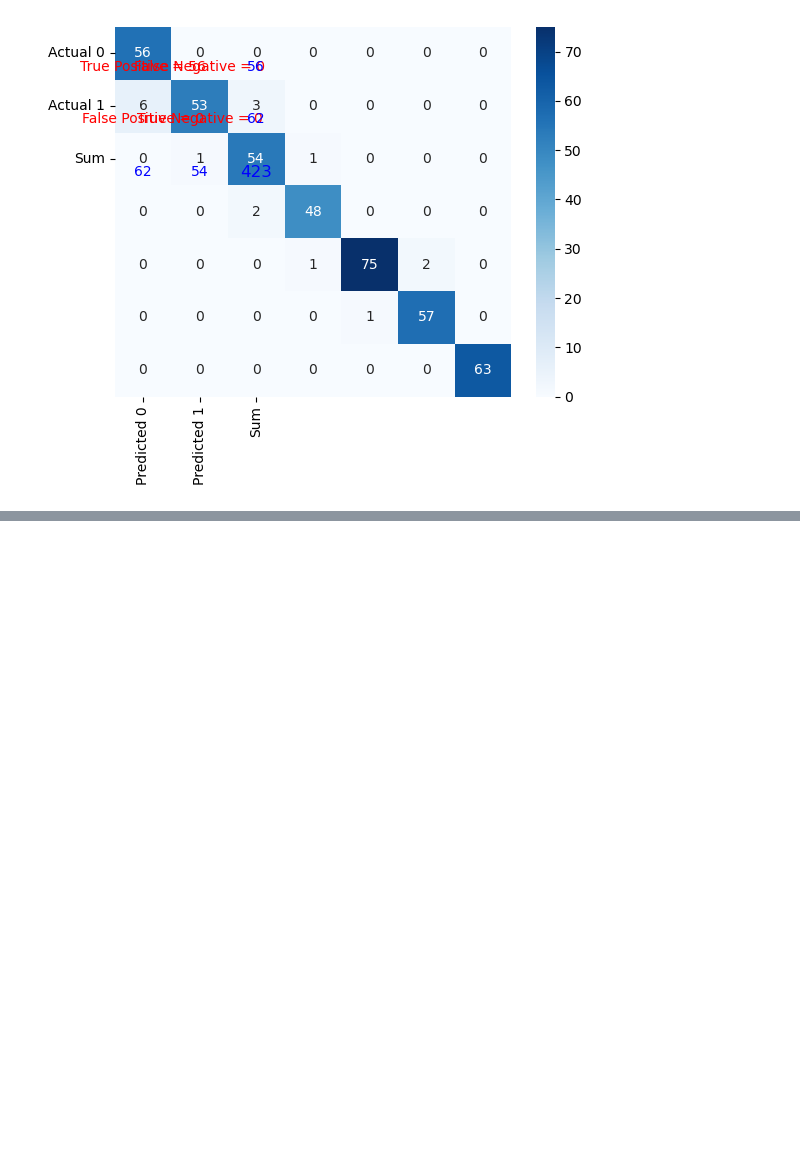
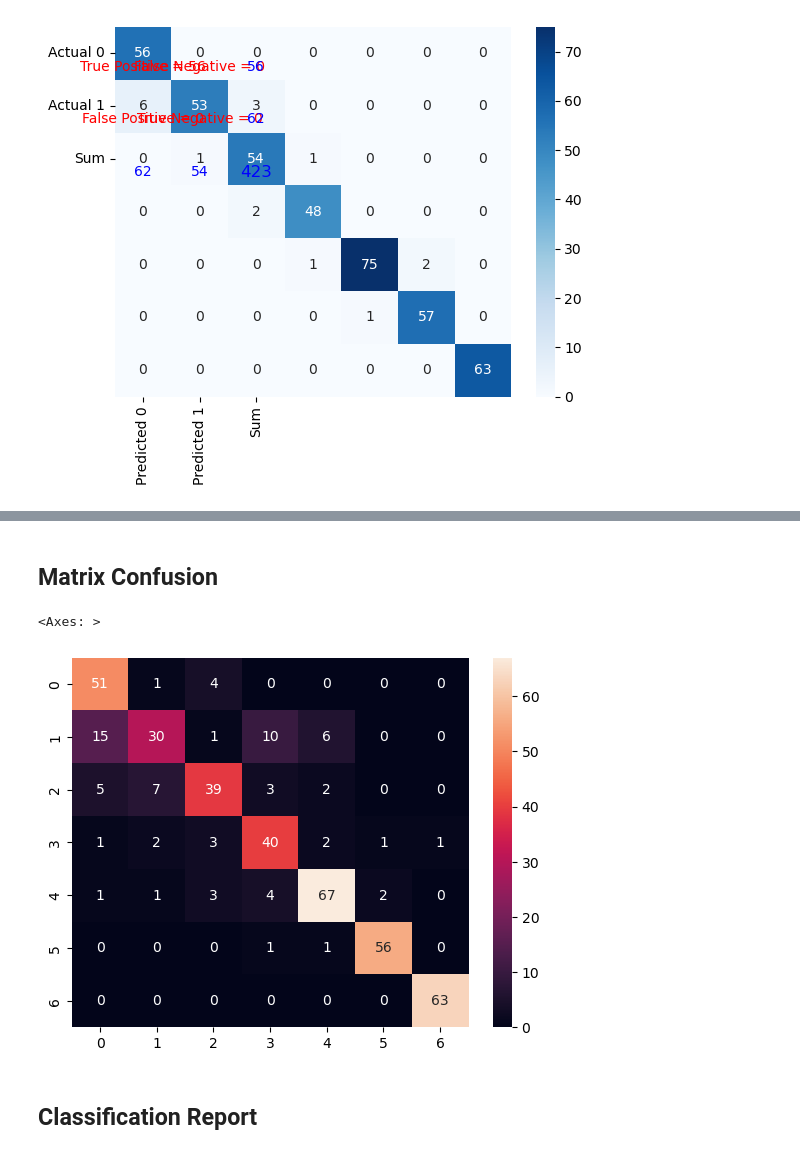
Before and after one commit to 2026362-Silvia/Machine-Learning, a Jupyter notebook: SilviaSolanoMarchini_1st_assessment_ML.ipynb, the cells around one changed output, grey strips where cells are left out. Drawn from its saved outputs; the diff is of its cells as text; code cells hidden in the pictures; blank space fills up the shorter version.

```diff
--- a/SilviaSolanoMarchini_1st_assessment_ML.ipynb
+++ b/SilviaSolanoMarchini_1st_assessment_ML.ipynb
@@ -162,6 +168,9 @@ Length: 7, dtype: str
 # %%
 # Clean target just in case there are missing values
 df['NObeyesdad'] = df['NObeyesdad'].astype(str).str.strip()
+
+# LabelEncoder
+le = LabelEncoder() df["NObeyesdad"] = le.fit_transform(df["NObeyesdad"])
 
 # Target with 7 levels
 target_map = {'Insufficient_Weight': 0, 'Normal_Weight': 1, 'Overweight_Level_I': 2, 'Overweight_Level_II': 3, 'Obesity_Type_I': 4,
@@ -170,13 +179,19 @@ target_map = {'Insufficient_Weight': 0, 'Normal_Weight': 1, 'Overweight_Level_I'
 df['NObeyesdad'] = df['NObeyesdad'].replace(target_map)
 
 # Binary map
+bynari_map = {'no': 0, 'yes': 1}
 df['Gender'] = df['Gender'].replace({'Female': 0, 'Male': 1})
-df['family_history_with_overweight'] = df['family_history_with_overweight'].replace({'no': 0, 'yes': 1})
-df['FAVC'] = df['FAVC'].replace({'no': 0, 'yes': 1})
-df['CAEC'] = df['CAEC'].replace({'no': 0, 'Sometimes': 1, 'Frequently': 2, 'Always': 3})
-df['SMOKE'] = df['SMOKE'].replace({'no': 0, 'yes': 1})
-df['SCC'] = df['SCC'].replace({'no': 0, 'yes': 1})
-df['CALC'] = df['CALC'].replace({'no': 0, 'Sometimes': 1, 'Frequently': 2, 'Always': 3})
+df['family_history_with_overweight'] = df['family_history_with_overweight'].replace(bynari_map)
+df['FAVC'] = df['FAVC'].replace(bynari_map)
+df['SMOKE'] = df['SMOKE'].replace(bynari_map)
+df['SCC'] = df['SCC'].replace(bynari_map)
+
+#Categorical map
+ordinal_map = {'no': 0, 'Sometimes': 1, 'Frequently': 2, 'Always': 3 }
+df['CAEC'] = df['CAEC'].replace(ordinal_map)
+df['CALC'] = df['CALC'].replace(ordinal_map)
+
+#Onehot Encoding nominal
 df['MTRANS'] = df['MTRANS'].replace({'Public_Transportation': 0, 'Walking': 1, 'Automobile': 2, 'Motorbike': 3, 'Bike': 4})
 # %%
 #Continuous columns
@@ -489,0 +555,9 @@ plt.show()
+# %%
+# Create KNN Classifier
+kNN = KNeighborsClassifier(n_neighbors = 3)
+
+# Train the model using the training sets
+kNN.fit(X_train, y_train)
+
+# Predict the response for test dataset
+y_pred = kNN.predict(X_test)
@@ -489,0 +569,16 @@ plt.show()
+# %% [markdown]
+## Matrix Confusion
+# %%
+# Call a method predict by using an object classifier 'cls_svm'
+y_predict = kNN.predict(X_test)
+
+# Calculate cm by calling a method named as 'confusion_matrix'
+cm = confusion_matrix(y_test, y_predict)
+
+# Call a method heatmap() to plot confusion matrix
+sns.heatmap(cm, annot = True)
+# %% [output]
+<Axes: >
+[figure, added]
+# %% [markdown]
+## Classification Report
```
Also changed, not shown: parts of 13 cells of this notebook.
